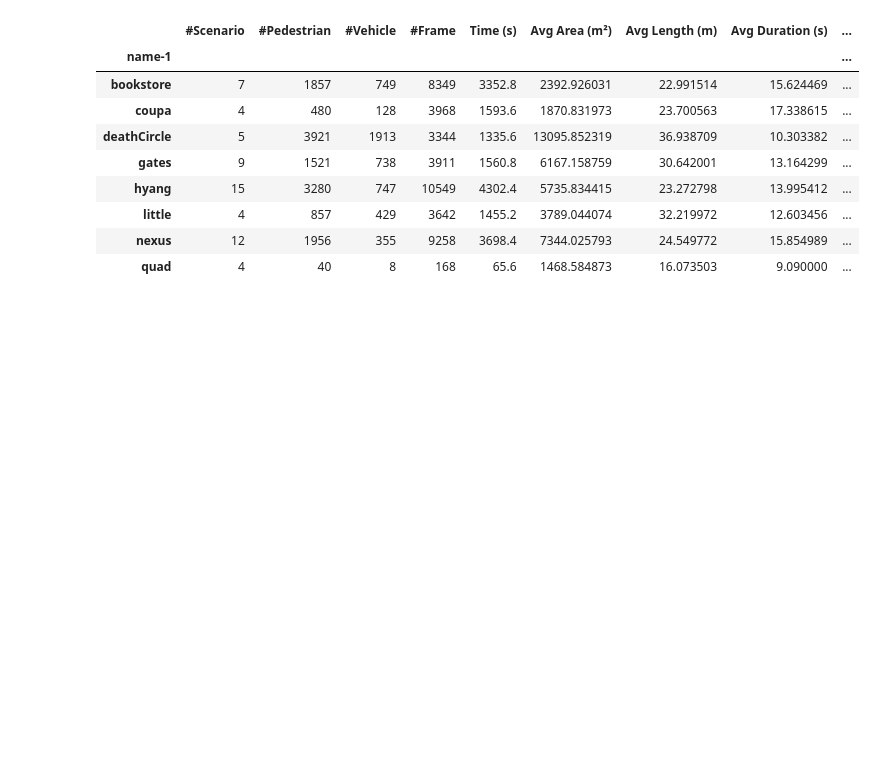
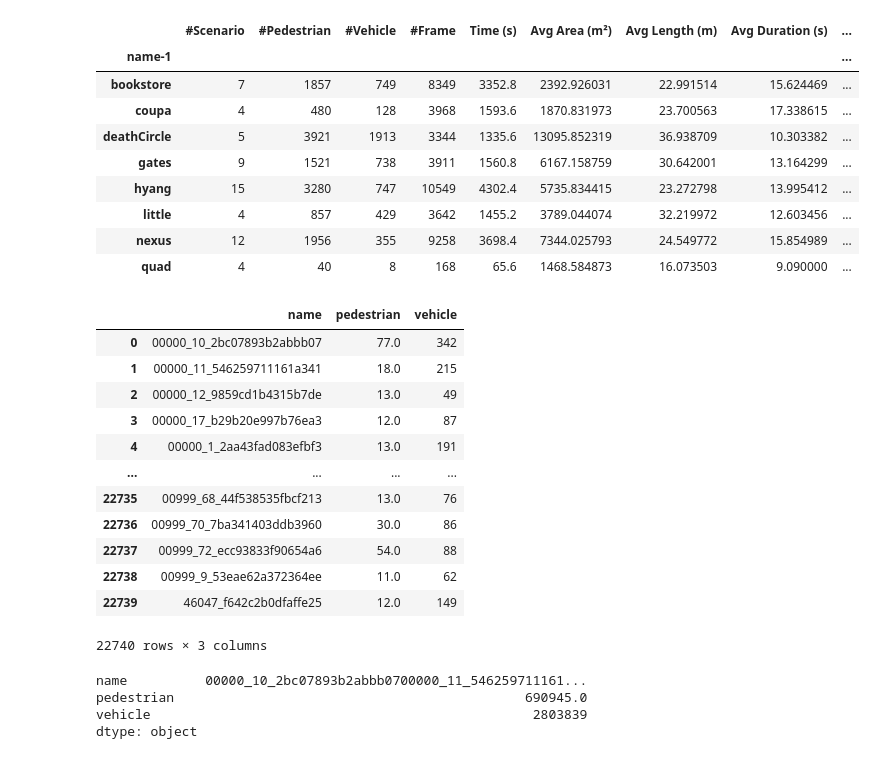
Before and after one commit to yuzhTHU/HuaweiCrowdSimulationCodeRelease, a Jupyter notebook: scripts/251009数据集统计信息.ipynb, the cells around one changed output. Drawn from its saved outputs; the diff is of its cells as text; code cells hidden in the pictures; blank space fills up the shorter version.

```diff
--- a/scripts/251009数据集统计信息.ipynb
+++ b/scripts/251009数据集统计信息.ipynb
@@ -291,3 +291,58 @@ df_SDD
 | little | 4 | 857 | 429 | 3642 | 1455.2 | 3789.044074 | 32.219972 | 12.603456 | ... |
 | nexus | 12 | 1956 | 355 | 9258 | 3698.4 | 7344.025793 | 24.549772 | 15.854989 | ... |
 | quad | 4 | 40 | 8 | 168 | 65.6 | 1468.584873 | 16.073503 | 9.090000 | ... |
+# %%
+from pathlib import Path
+from tqdm import tqdm
+import pandas as pd
+
+data_path = Path('./data/WayMo/Processed')
+files = list(sorted(data_path.glob("**/data.csv.gz")))
+
+df_list = []
+for data_path in tqdm(files):
+    if not data_path.exists():
+        raise FileNotFoundError(f"Data path {data_path} not found.")
+    name = data_path.parent.name
+
+    ## 读取数据
+    df_data = pd.read_csv(
+        data_path, # center_x center_y center_z length width height heading velocity_x velocity_y f id type
+        usecols=["id", "type"],
+    )
+    df_data['type'] = df_data['type'].replace({ # UNSET, VEHICLE, PEDESTRIAN, CYCLIST, OTHER
+        'PEDESTRIAN': 'pedestrian',
+        'VEHICLE': 'vehicle',
+        'CYCLIST': 'vehicle',
+        'UNSET': 'vehicle',
+        'OTHER': 'vehicle',
+    })
+
+    nums = df_data.groupby('type')['id'].nunique()
+    df_list.append({
+        'name': name,
+        **nums.to_dict(),
+    })
+df = pd.DataFrame(df_list)
+df
+# %% [output]
+|  | name | pedestrian | vehicle |
+| 0 | 00000_10_2bc07893b2abbb07 | 77.0 | 342 |
+| 1 | 00000_11_546259711161a341 | 18.0 | 215 |
+| 2 | 00000_12_9859cd1b4315b7de | 13.0 | 49 |
+| 3 | 00000_17_b29b20e997b76ea3 | 12.0 | 87 |
+| 4 | 00000_1_2aa43fad083efbf3 | 13.0 | 191 |
+| ... | ... | ... | ... |
+| 22735 | 00999_68_44f538535fbcf213 | 13.0 | 76 |
+| 22736 | 00999_70_7ba341403ddb3960 | 30.0 | 86 |
+| 22737 | 00999_72_ecc93833f90654a6 | 54.0 | 88 |
+| 22738 | 00999_9_53eae62a372364ee | 11.0 | 62 |
+| 22739 | 46047_f642c2b0dfaffe25 | 12.0 | 149 |
+22740 rows × 3 columns
+# %%
+df.sum()
+# %% [output]
+name          00000_10_2bc07893b2abbb0700000_11_546259711161...
+pedestrian                                             690945.0
+vehicle                                                 2803839
+dtype: object
```
Also changed, not shown: 1 other file.
